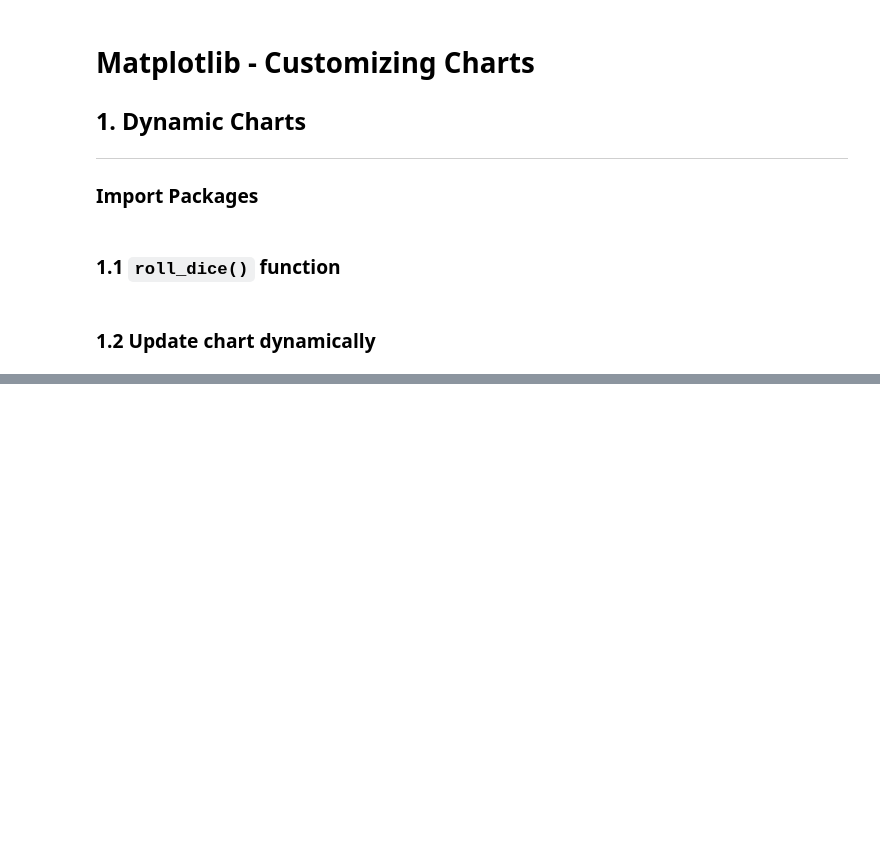
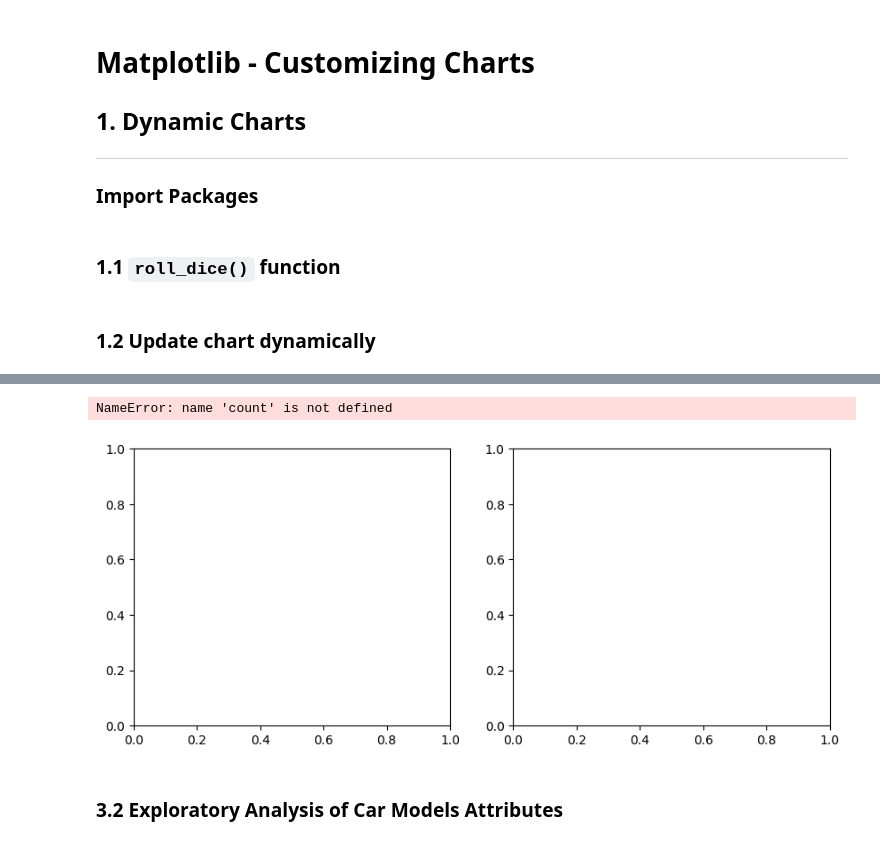
Before and after one commit to SupTarr/learnNumPy, a Jupyter notebook: 6-Matplotlib Customizing Charts.ipynb, the cells around one changed output, grey strips where cells are left out. Cells and saved outputs as stored; diff of their text form; code cells hidden in the pictures; blank space fills up the shorter version.

```diff
--- a/6-Matplotlib Customizing Charts.ipynb
+++ b/6-Matplotlib Customizing Charts.ipynb
@@ -61,0 +68,8 @@ display.clear_output(wait = True)
+# %%
+mpg_ds = np.genfromtxt('mpg.csv', delimiter = ',',
+                       names = True, dtype = None, encoding = 'utf-8',
+                       converters = {3: lambda x: float(x.replace('?', '0')),
+                                    7: lambda x: x.replace('1', 'USA').replace('2', 'EU').replace('3', 'JP')})
+
+print('shape:', mpg_ds.shape, '\n')
+print(mpg_ds[0:10])
@@ -61,0 +91,5 @@ display.clear_output(wait = True)
+# %%
+mpg_ds = mpg_ds[mpg_ds['horsepower'] > 0]
+
+print('shape:', mpg_ds.shape, '\n')
+print(mpg_ds[0:10])
@@ -61,0 +115,27 @@ display.clear_output(wait = True)
+# %%
+fig, ax = plt.subplots(nrows = 1, ncols = 2, figsize = (10, 4))
+bar_ax, pie_ax = ax
+
+origins, counts = np.unique(mpg_ds['origin'], return_counts = True)
+
+# Bar chart
+bar_chart = bar_ax.bar(origins, count, color = ['orange', 'lightblue', 'lightgreen'])
+
+# Customize chart attributes
+bar_ax.set_title('Car Model Count by Origin')
+bar_ax.set_xlabel('Origin')
+bar_ax.set_ylabel('Count')
+
+# Customize to add annotation (data label)
+for x, y in np.stack((origins, counts), axis = 1):
+    y = int(y)
+    bar_ax.annotate(y, (x, y), ha = 'center', color = 'blue', xytext = (x, y - 15))
+
+pie_chart = pie_ax.pie(counts, labels = origins, colors = ['orange', 'lightblue', 'lightgreen'],
+                      autopct = '%1.1f%%', shadow = True, explode = (0.2, 0, 0))
+pie_ax.set_title('Car Model Distribution by Origin')
+# %% [output]
+NameError: name 'count' is not defined
+[figure, added]
+# %% [markdown]
+### 3.2 Exploratory Analysis of Car Models Attributes
```
Also changed, not shown: parts of 7 cells of this notebook, 1 other file.
